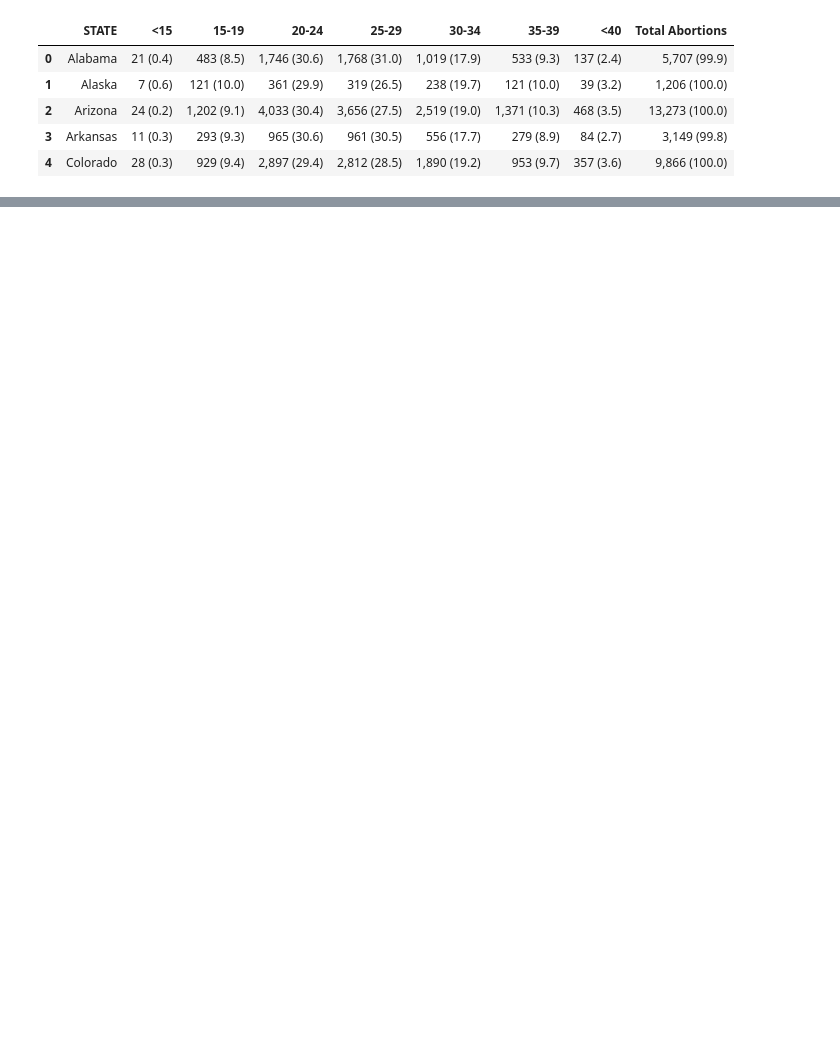
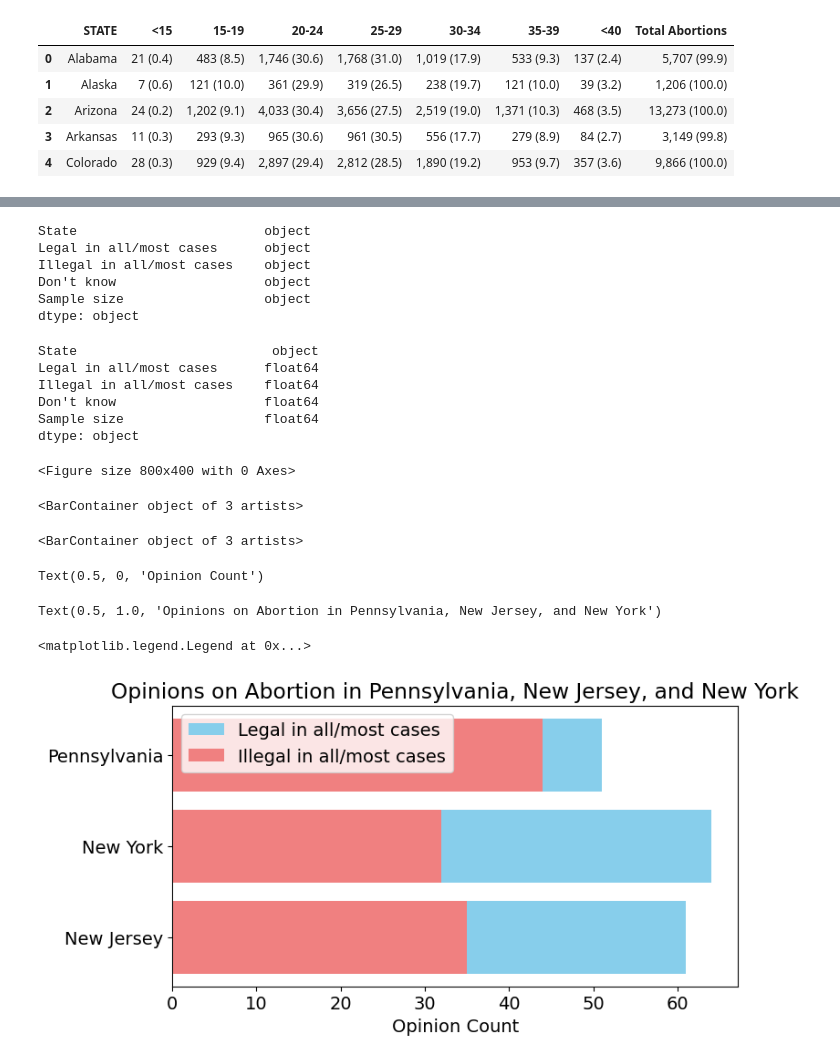
Before and after one commit to Mmarlo5/psychic-doodle, a Jupyter notebook: Copy_of_Problem_Set_5.ipynb, the cells around one changed output, grey strips where cells are left out. Saved outputs shown, nothing was run; the diff lists cells and outputs as text; code cells hidden in the pictures; blank space fills up the shorter version.

```diff
--- a/Copy_of_Problem_Set_5.ipynb
+++ b/Copy_of_Problem_Set_5.ipynb
@@ -1124 +995,11 @@ Total Abortions    object
 dtype: object
+# %%
+# Print the data types of all columns
+print(abortionOpinion4.dtypes)
+# %% [output]
+State                        object
+Legal in all/most cases      object
+Illegal in all/most cases    object
+Don't know                   object
+Sample size                  object
+dtype: object
@@ -1124,0 +1012,51 @@ dtype: object
+# %%
+# Print the data types of all columns
+print(abortionOpinion4.dtypes)
+# %% [output]
+State                         object
+Legal in all/most cases      float64
+Illegal in all/most cases    float64
+Don't know                   float64
+Sample size                  float64
+dtype: object
+# %%
+import pandas as pd
+import matplotlib.pyplot as plt
+
+# Load the data
+abortionOpinion4 = pd.read_csv("https://raw.githubusercontent.com/Mmarlo5/psychic-doodle/main/Opinion-state.csv")
+
+# Remove '%' symbols and convert columns to numeric
+abortionOpinion4['Legal in all/most cases'] = pd.to_numeric(abortionOpinion4['Legal in all/most cases'].str.replace('%', ''), errors='coerce')
+abortionOpinion4['Illegal in all/most cases'] = pd.to_numeric(abortionOpinion4['Illegal in all/most cases'].str.replace('%', ''), errors='coerce')
+
+# Define the specific states
+selected_states = ['Pennsylvania', 'New Jersey', 'New York']
+
+# Filter the data to include only the selected states
+abortionOpinionSelected = abortionOpinion4[abortionOpinion4['State'].isin(selected_states)]
+
+# Set the figure size
+plt.figure(figsize=(8, 4))
+
+# Create a simple bar chart for Legal and Illegal opinions
+plt.barh(abortionOpinionSelected["State"], abortionOpinionSelected["Legal in all/most cases"], color='skyblue', label='Legal in all/most cases')
+plt.barh(abortionOpinionSelected["State"], abortionOpinionSelected["Illegal in all/most cases"], color='lightcoral', label='Illegal in all/most cases')
+
+# Customize the chart
+plt.xlabel('Opinion Count')
+plt.title('Opinions on Abortion in Pennsylvania, New Jersey, and New York')
+
+# Move the legend to the upper left corner
+plt.legend(loc='upper left')
+
+# Show the chart
+plt.show()
+# %% [output]
+<Figure size 800x400 with 0 Axes>
+<BarContainer object of 3 artists>
+<BarContainer object of 3 artists>
+Text(0.5, 0, 'Opinion Count')
+Text(0.5, 1.0, 'Opinions on Abortion in Pennsylvania, New Jersey, and New York')
+<matplotlib.legend.Legend at 0x...>
+[figure, added]
```
Also changed, not shown: parts of 13 cells of this notebook.
